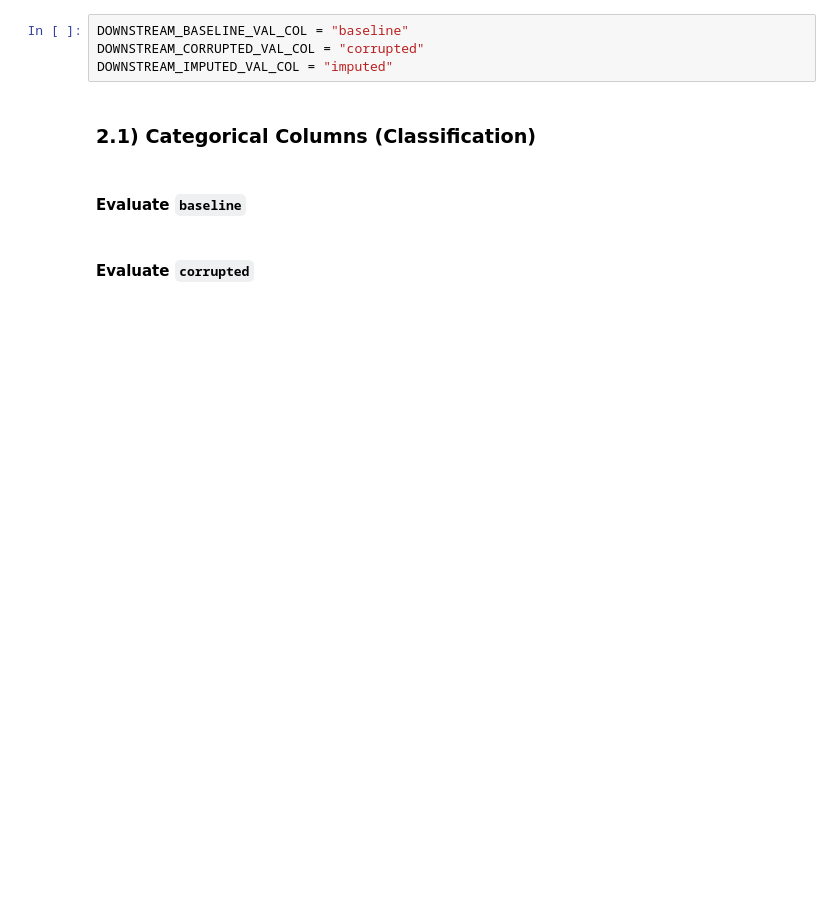
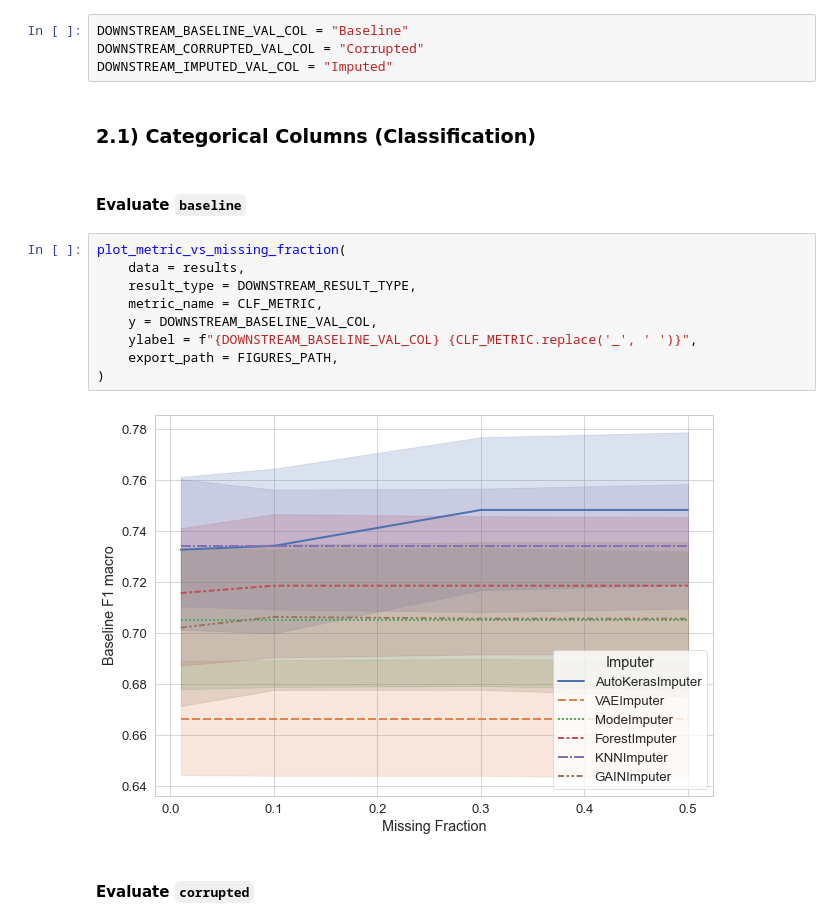
Before and after one commit to se-jaeger/data-imputation-paper, a Jupyter notebook: notebooks/plot_detailed_results.ipynb, the cells around one changed output. Drawn from its saved outputs; the diff is of its cells as text; blank space fills up the shorter version.

```diff
--- a/notebooks/plot_detailed_results.ipynb
+++ b/notebooks/plot_detailed_results.ipynb
@@ -244,12 +253,23 @@ DOWNSTREAM_RESULT_TYPE = "downstream_performance"
 
 Path(FIGURES_PATH/DOWNSTREAM_RESULT_TYPE).mkdir(parents=True, exist_ok=True)
 # %%
-DOWNSTREAM_BASELINE_VAL_COL = "baseline"
-DOWNSTREAM_CORRUPTED_VAL_COL = "corrupted"
-DOWNSTREAM_IMPUTED_VAL_COL = "imputed"
+DOWNSTREAM_BASELINE_VAL_COL = "Baseline"
+DOWNSTREAM_CORRUPTED_VAL_COL = "Corrupted"
+DOWNSTREAM_IMPUTED_VAL_COL = "Imputed"
 # %% [markdown]
 ### 2.1) Categorical  Columns (Classification)
 # %% [markdown]
 #### Evaluate `baseline`
+# %%
+plot_metric_vs_missing_fraction(
+    data = results,
+    result_type = DOWNSTREAM_RESULT_TYPE,
+    metric_name = CLF_METRIC,
+    y = DOWNSTREAM_BASELINE_VAL_COL,
+    ylabel = f"{DOWNSTREAM_BASELINE_VAL_COL} {CLF_METRIC.replace('_', ' ')}",
+    export_path = FIGURES_PATH,
+)
+# %% [output]
+[figure, added]
 # %% [markdown]
 #### Evaluate `corrupted`
```
Also changed, not shown: parts of 20 cells of this notebook.
